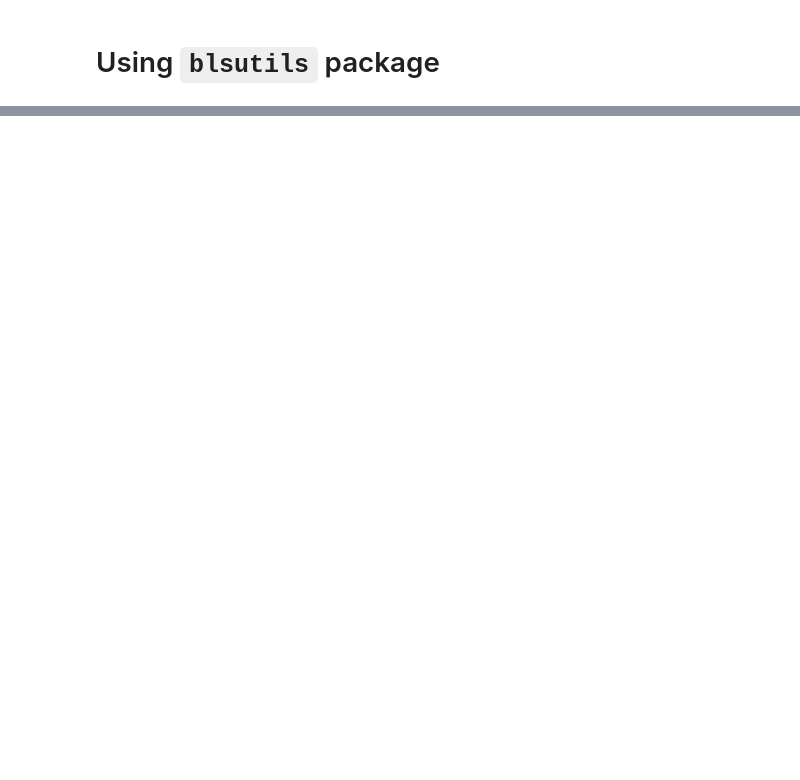
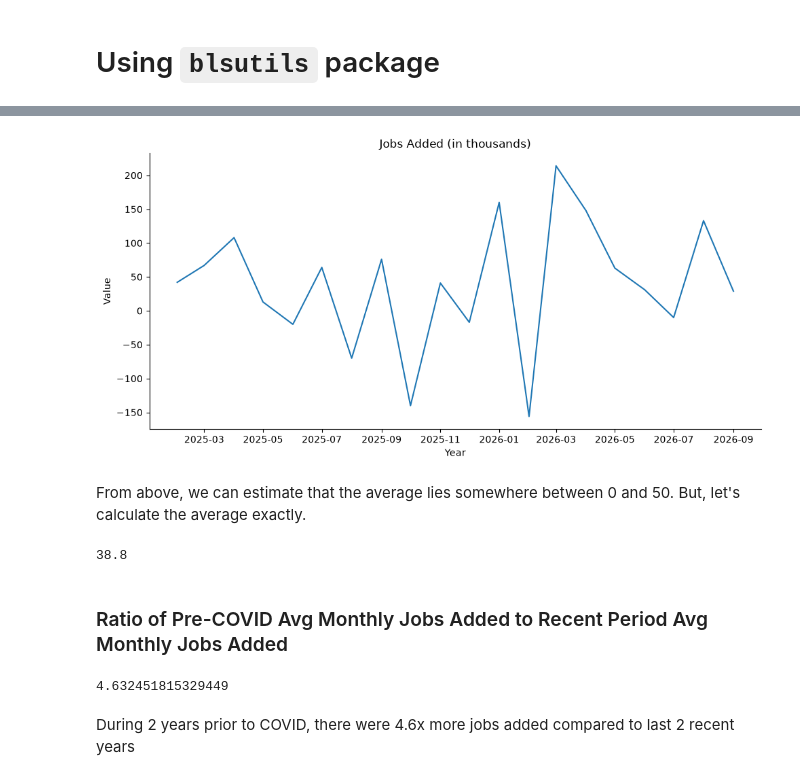
Before and after one commit to pybokeh/data-sets, a Jupyter notebook: bls/Using_blsutils.ipynb, the cells around one changed output, grey strips where cells are left out. Drawn from its saved outputs; the diff is of its cells as text; code cells hidden in the pictures; blank space fills up the shorter version.

```diff
--- a/bls/Using_blsutils.ipynb
+++ b/bls/Using_blsutils.ipynb
@@ -88,0 +147,11 @@ plot_bls_series_id(
+# %%
+df2 = (
+    df2
+    .sort(
+        "year",
+        "period"
+    )
+    .with_columns(
+        jobs_added_thousands=pl.col("value").diff(),
+    )
+)
@@ -88,0 +169,46 @@ plot_bls_series_id(
+# %%
+fig, ax = plt.subplots(figsize=(10, 5))
+
+ax.plot(
+    df2["year_month"].to_numpy(),
+    df2["jobs_added_thousands"].to_numpy(),  # nulls become NaN, which matplotlib draws as a gap
+)
+
+ax.set_xlabel("Year")
+ax.set_ylabel("Value")
+ax.set_title("Jobs Added (in thousands)")
+ax.spines[["right", "top"]].set_visible(False)
+
+plt.tight_layout()
+plt.show()
+# %% [output]
+[figure, added]
+# %% [markdown]
+From above, we can estimate that the average lies somewhere between 0 and 50.  But, let's calculate the average exactly.
+# %%
+(
+    df2
+    .drop_nulls(subset="jobs_added_thousands")
+    ["jobs_added_thousands"]
+    .mean()
+)
+# %% [output]
+38.8
+# %% [markdown]
+### Ratio of Pre-COVID Avg Monthly Jobs Added to Recent Period Avg Monthly Jobs Added
+# %%
+(
+    df
+    .drop_nulls(subset="jobs_added_thousands")
+    ["jobs_added_thousands"]
+    .mean()
+) / (
+    df2
+    .drop_nulls(subset="jobs_added_thousands")
+    ["jobs_added_thousands"]
+    .mean()
+)
+# %% [output]
+4.632451815329449
+# %% [markdown]
+During 2 years prior to COVID, there were 4.6x more jobs added compared to last 2 recent years
```
Also changed, not shown: parts of 42 cells of this notebook, 4 other files.
